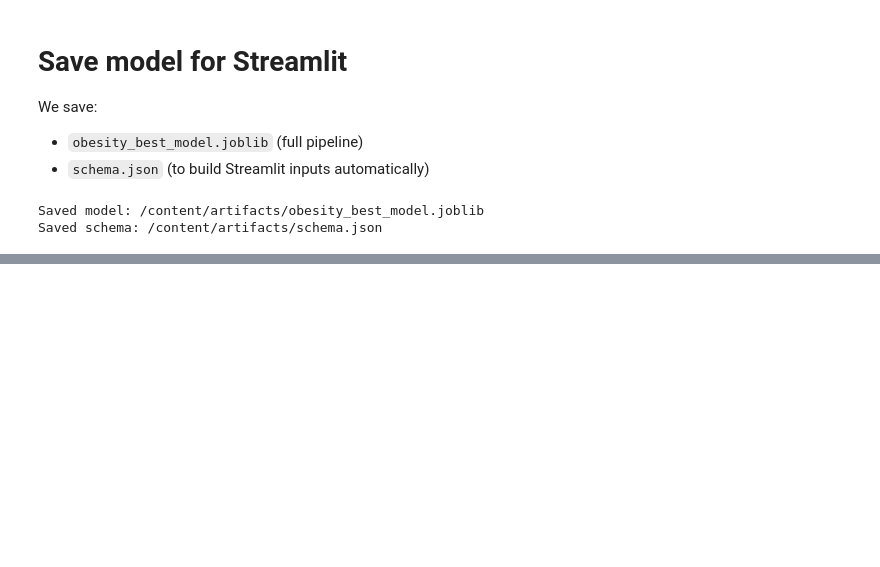
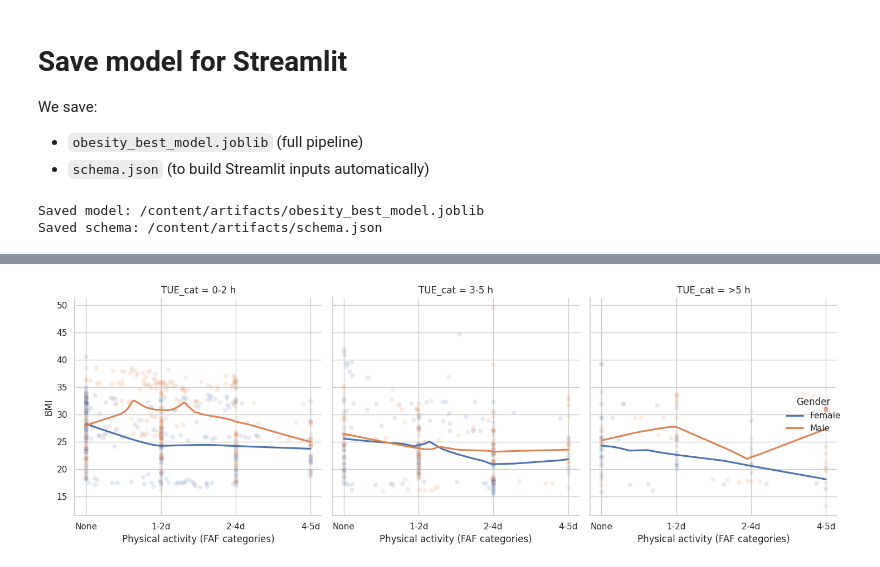
Before and after one commit to MichelleThaeMyat/obesitylevel, a Jupyter notebook: Obesity_Level_Prediction_Project.ipynb, the cells around one changed output, grey strips where cells are left out. Drawn from its saved outputs; the diff is of its cells as text; code cells hidden in the pictures; blank space fills up the shorter version.

```diff
--- a/Obesity_Level_Prediction_Project.ipynb
+++ b/Obesity_Level_Prediction_Project.ipynb
@@ -1111,0 +800,77 @@ files.download(SCHEMA_PATH)
+# %%
+# ============================================
+# - Force TUE_cat to be exactly: "0-2 h", "3-5 h", ">5 h"
+# - Facet in 1 row (3 panels)
+# - LOESS smooth + CI
+# - FAF x-axis labels: None, 1-2d, 2-4d, 4-5d
+# - Suppress the DeprecationWarning text
+# ============================================
+
+import warnings
+warnings.filterwarnings("ignore", category=DeprecationWarning)  # hide jupyter_client warning
+warnings.filterwarnings("ignore")  # optional: hide all warnings
+
+import numpy as np
+import pandas as pd
+import matplotlib.pyplot as plt
+import seaborn as sns
+
+sns.set_theme(style="whitegrid")
+
+# ---------- 1) Recreate the correct TUE_cat (CMU uses 3 groups) ----------
+# If you already had a wrong TUE_cat (Low/Mid/High/VeryHigh), overwrite it.
+# CMU mapping: 0 -> 0-2 h, 1 -> 3-5 h, 2 -> >5 h
+df["TUE"] = pd.to_numeric(df["TUE"], errors="coerce")
+
+tue_map = {0: "0-2 h", 1: "3-5 h", 2: ">5 h"}
+df["TUE_cat"] = df["TUE"].map(tue_map)
+
+# Make facet order fixed (left-to-right)
+df["TUE_cat"] = pd.Categorical(df["TUE_cat"], categories=["0-2 h", "3-5 h", ">5 h"], ordered=True)
+
+# ---------- 2) Ensure BMI exists ----------
+# (Only computes if not already present)
+if "BMI" not in df.columns:
+    df["BMI"] = df["Weight"] / (df["Height"] ** 2)
+
+# ---------- 3) Plot data ----------
+plot_df = df.dropna(subset=["FAF", "BMI", "Gender", "TUE_cat"]).copy()
+plot_df["FAF"] = pd.to_numeric(plot_df["FAF"], errors="coerce")
+
+# ---------- 4) Faceted scatter + LOESS smooth with CI ----------
+g = sns.FacetGrid(
+    plot_df,
+    col="TUE_cat",
+    col_order=["0-2 h", "3-5 h", ">5 h"],
+    hue="Gender",
+    height=5,
+    aspect=0.9,
+    sharey=True
+)
+
+# Scatter points (alpha=.15)
+g.map_dataframe(sns.scatterplot, x="FAF", y="BMI", alpha=0.15)
+
+# LOESS curve with CI (se=TRUE)
+# regplot(lowess=True) draws a smooth curve and CI band
+g.map_dataframe(
+    sns.regplot,
+    x="FAF",
+    y="BMI",
+    scatter=False,
+    lowess=True,
+    ci=95
+)
+
+# Match x-axis ticks/labels exactly
+for ax in g.axes.flatten():
+    ax.set_xticks([0, 1, 2, 3])
+    ax.set_xticklabels(["None", "1-2d", "2-4d", "4-5d"])
+    ax.set_xlabel("Physical activity (FAF categories)")
+    ax.set_ylabel("BMI")
+
+g.add_legend(title="Gender")
+plt.tight_layout()
+plt.show()
+# %% [output]
+[figure, added]
```
Also changed, not shown: parts of 23 cells of this notebook.
